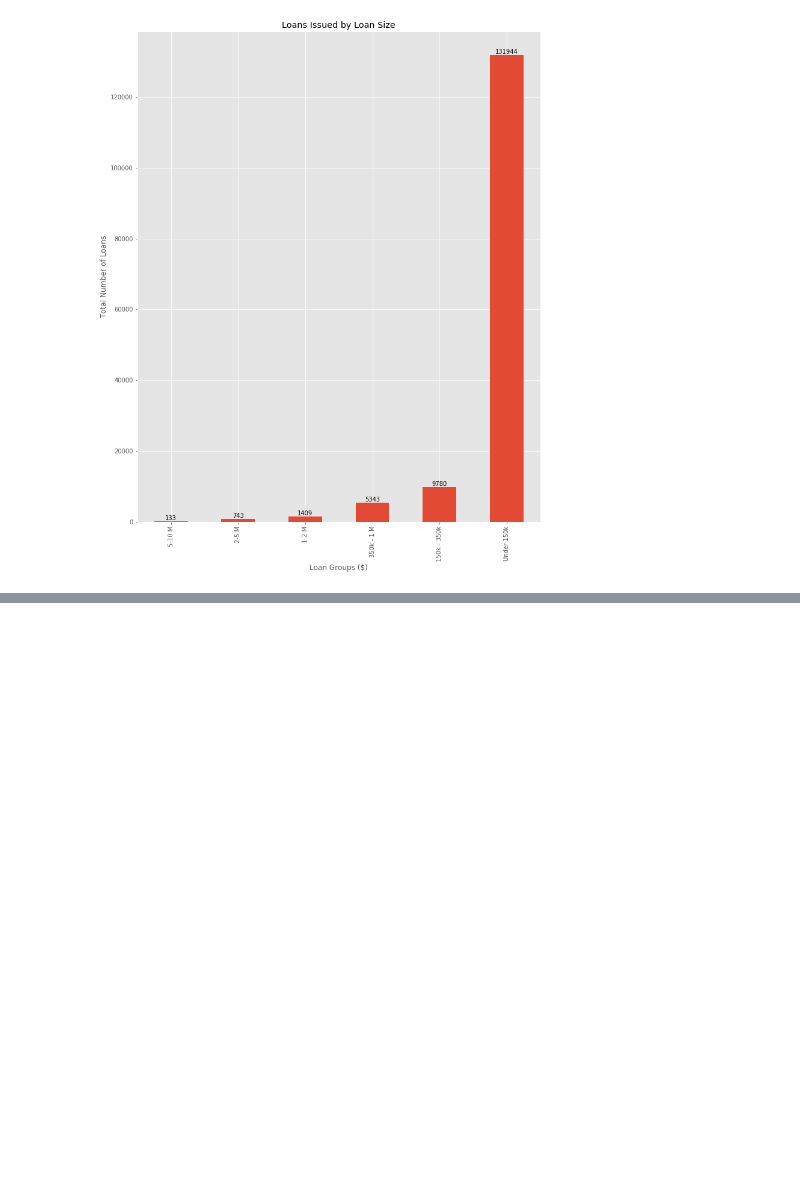
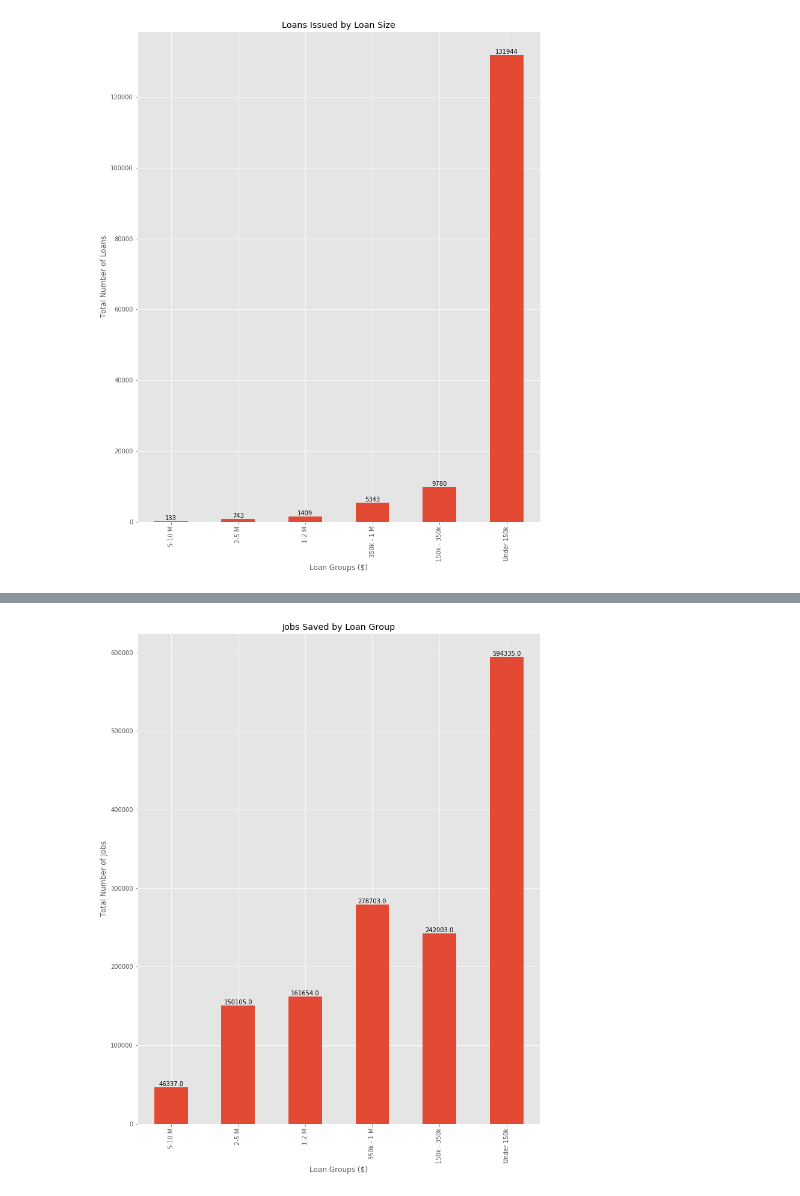
Before and after one commit to grecia1534/Project-1-KU-DATA, a Jupyter notebook: resources/Unemployment Analysis 1.ipynb, the cells around one changed output, grey strips where cells are left out. Drawn from its saved outputs; the diff is of its cells as text; code cells hidden in the pictures; blank space fills up the shorter version.

```diff
--- a/resources/Unemployment Analysis 1.ipynb
+++ b/resources/Unemployment Analysis 1.ipynb
@@ -59,0 +70,28 @@ plt.show()
+# %%
+ppp_job_creation_df = ppp_data_df.groupby(ppp_data_df['Loan Code']).sum()
+# %%
+jobs_created = ppp_job_creation_df['JobsReported']
+# %%
+plt.style.use('ggplot')
+
+
+x_labels = ['5-10 M', '2-5 M', '1-2 M', '350k - 1 M', '150k - 350k', 'Under 150k']
+
+plt.figure(figsize=(12, 15))
+ax = jobs_created.plot(kind='bar')
+ax.set_title('Jobs Saved by Loan Group')
+ax.set_xlabel('Loan Groups ($)')
+ax.set_ylabel('Total Number of Jobs')
+ax.set_xticklabels(x)
+
+rects = ax.patches
+
+# code below: https://stackoverflow.com/questions/28931224/adding-value-labels-on-a-matplotlib-bar-chart
+for rect, jobs_created in zip(rects, jobs_created):
+    height = rect.get_height()
+    ax.text(rect.get_x() + rect.get_width() / 2, height + 5, jobs_created,
+            ha='center', va='bottom')
+plt.savefig('jobs_reported.png')
+plt.show()
+# %% [output]
+[figure, added]
```
Also changed, not shown: parts of 2 cells of this notebook, 1 other file.
